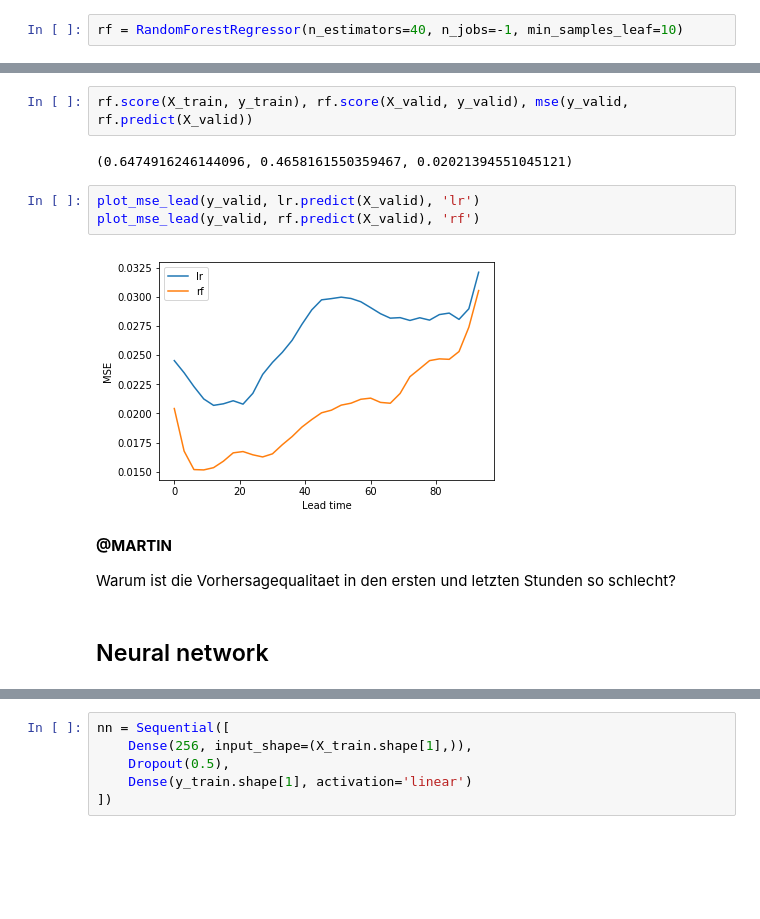
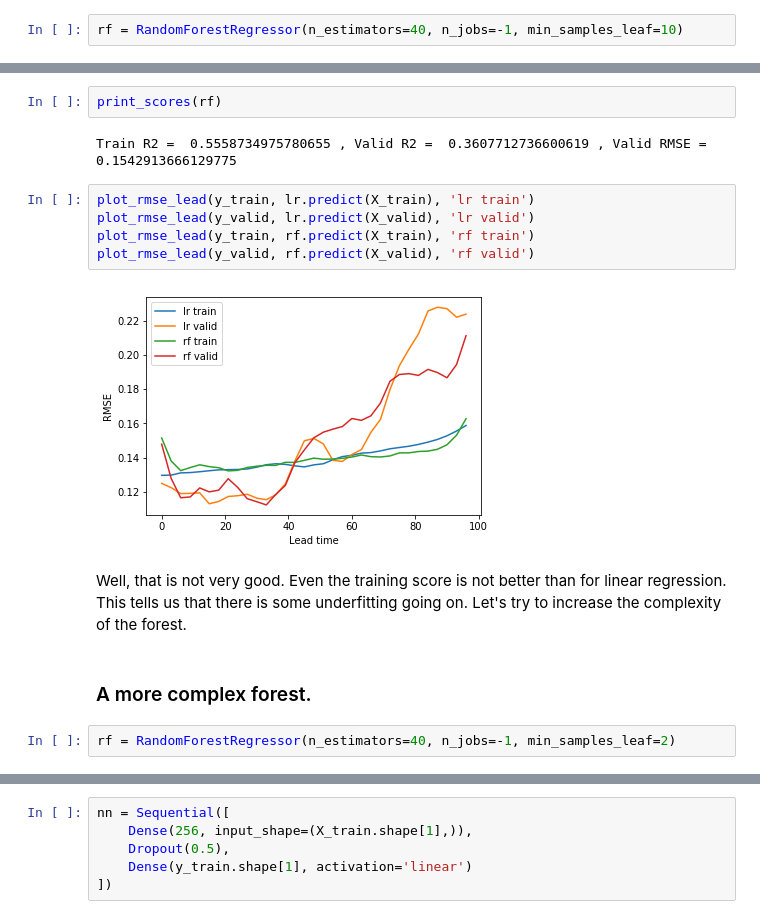
Before and after one commit to waves2weather/W2W-ML-Workshop, a Jupyter notebook: nb5_ml-windfarm.ipynb, the cells around one changed output, grey strips where cells are left out. Cells and saved outputs as stored; diff of their text form; blank space fills up the shorter version.

Commit message:
Checkpoint: Now martins and my solution are the same

```diff
--- a/nb5_ml-windfarm.ipynb
+++ b/nb5_ml-windfarm.ipynb
@@ -116,18 +136,20 @@ RandomForestRegressor(bootstrap=True, criterion='mse', max_depth=None,
            min_samples_leaf=10, min_samples_split=2,
            min_weight_fraction_leaf=0.0, n_estimators=40, n_jobs=-1,
            oob_score=False, random_state=None, verbose=0, warm_start=False)
-# %%
-rf.score(X_train, y_train), rf.score(X_valid, y_valid), mse(y_valid, rf.predict(X_valid))
-# %% [output]
-(0.6474916246144096, 0.4658161550359467, 0.02021394551045121)
+# %%
+print_scores(rf)
+# %% [output]
+Train R2 =  0.5558734975780655 , Valid R2 =  0.3607712736600619 , Valid RMSE =  0.1542913666129775
 # %%
-plot_mse_lead(y_valid, lr.predict(X_valid), 'lr')
-plot_mse_lead(y_valid, rf.predict(X_valid), 'rf')
+plot_rmse_lead(y_train, lr.predict(X_train), 'lr train')
+plot_rmse_lead(y_valid, lr.predict(X_valid), 'lr valid')
+plot_rmse_lead(y_train, rf.predict(X_train), 'rf train')
+plot_rmse_lead(y_valid, rf.predict(X_valid), 'rf valid')
 # %% [output]
-[figure, old version]
+[figure, new version]
-# %% [markdown]
-**@MARTIN**
-
-Warum ist die Vorhersagequalitaet in den ersten und letzten Stunden so schlecht?
-# %% [markdown]
-## Neural network
+# %% [markdown]
+Well, that is not very good. Even the training score is not better than for linear regression. This tells us that there is some underfitting going on. Let's try to increase the complexity of the forest.
+# %% [markdown]
+### A more complex forest.
+# %%
+rf = RandomForestRegressor(n_estimators=40, n_jobs=-1, min_samples_leaf=2)
```
Also changed, not shown: parts of 24 cells of this notebook, 2 other files.
